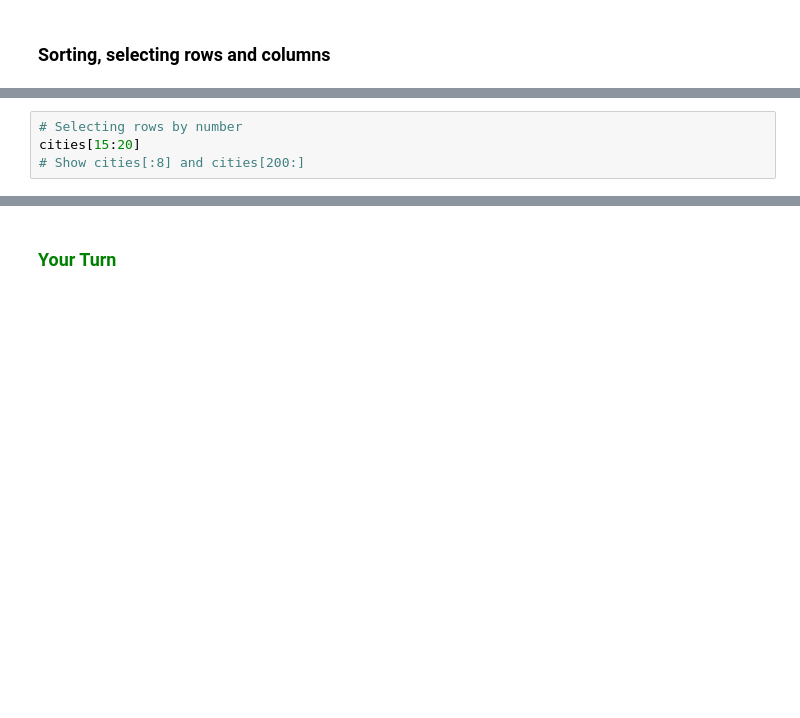
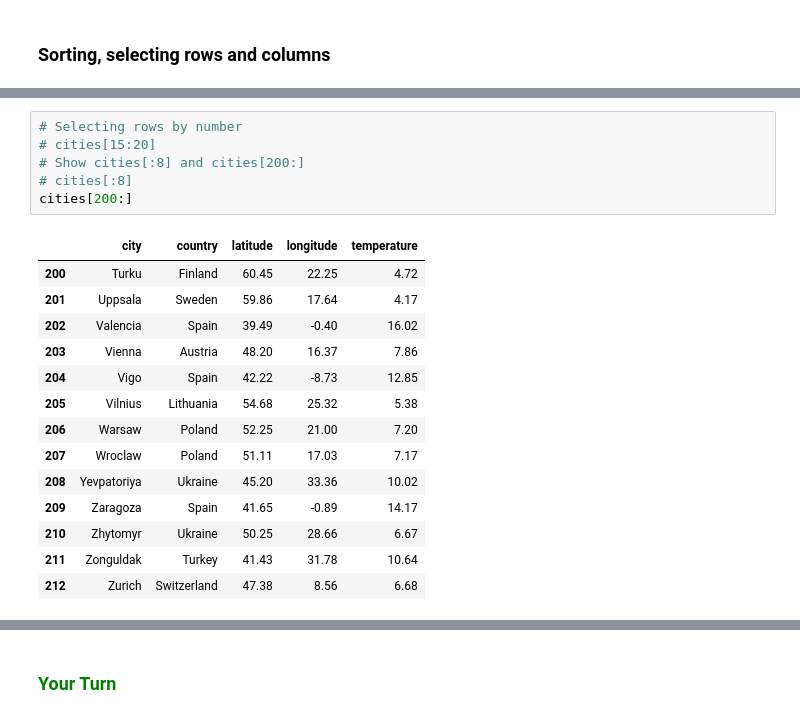
Before and after one commit to eloyekunle/widomPython, a Jupyter notebook: PythonPandas.ipynb, the cells around one changed output, grey strips where cells are left out. Cells and saved outputs as stored; diff of their text form; blank space fills up the shorter version.

```diff
--- a/PythonPandas.ipynb
+++ b/PythonPandas.ipynb
@@ -43,7 +164,24 @@ cities[cities.longitude < 0]
 # %%
 # Selecting rows by number
-cities[15:20]
+# cities[15:20]
 # Show cities[:8] and cities[200:]
+# cities[:8]
+cities[200:]
+# %% [output]
+|  | city | country | latitude | longitude | temperature |
+| 200 | Turku | Finland | 60.45 | 22.25 | 4.72 |
+| 201 | Uppsala | Sweden | 59.86 | 17.64 | 4.17 |
+| 202 | Valencia | Spain | 39.49 | -0.40 | 16.02 |
+| 203 | Vienna | Austria | 48.20 | 16.37 | 7.86 |
+| 204 | Vigo | Spain | 42.22 | -8.73 | 12.85 |
+| 205 | Vilnius | Lithuania | 54.68 | 25.32 | 5.38 |
+| 206 | Warsaw | Poland | 52.25 | 21.00 | 7.20 |
+| 207 | Wroclaw | Poland | 51.11 | 17.03 | 7.17 |
+| 208 | Yevpatoriya | Ukraine | 45.20 | 33.36 | 10.02 |
+| 209 | Zaragoza | Spain | 41.65 | -0.89 | 14.17 |
+| 210 | Zhytomyr | Ukraine | 50.25 | 28.66 | 6.67 |
+| 211 | Zonguldak | Turkey | 41.43 | 31.78 | 10.64 |
+| 212 | Zurich | Switzerland | 47.38 | 8.56 | 6.68 |
 # %%
 # Putting it together: selecting rows, selecting columns, sorting:
 # City and longitude of all cities with latitude > 50 and
```
Also changed, not shown: parts of 29 cells of this notebook, 1 other file.
